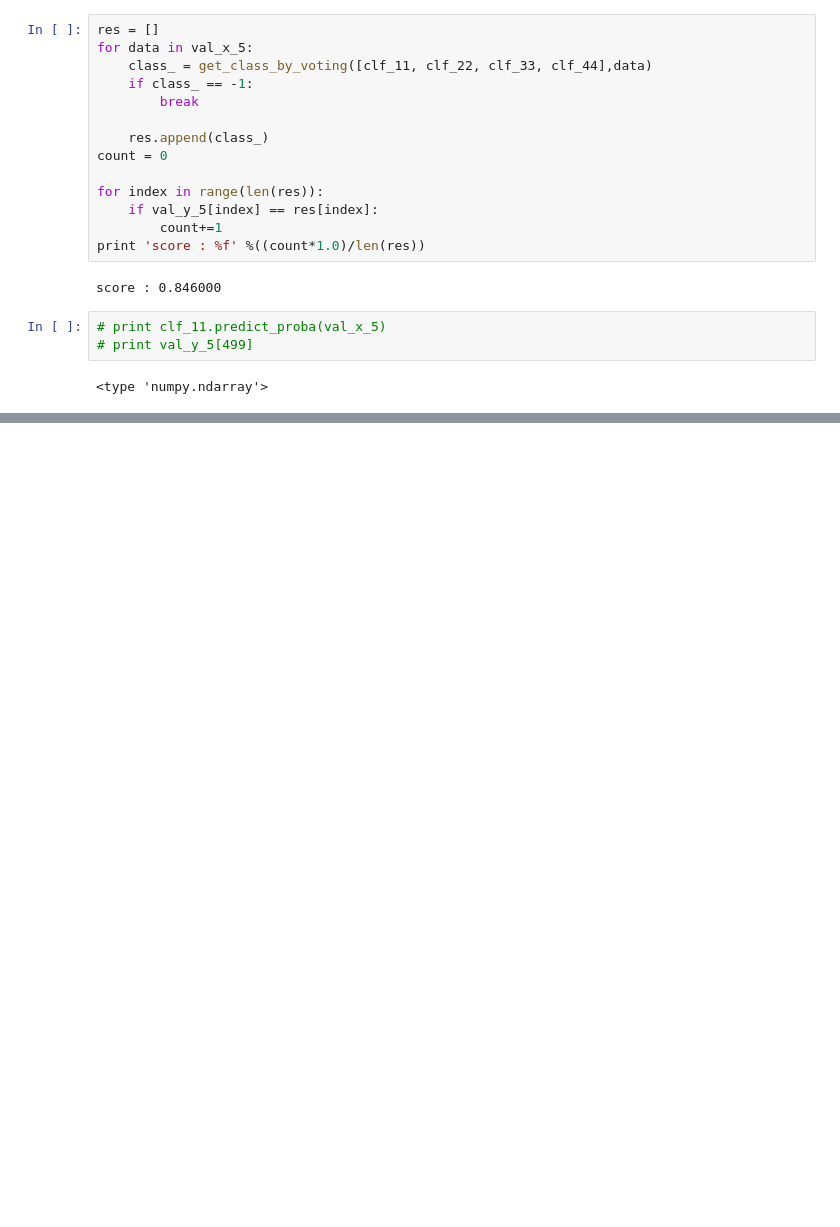
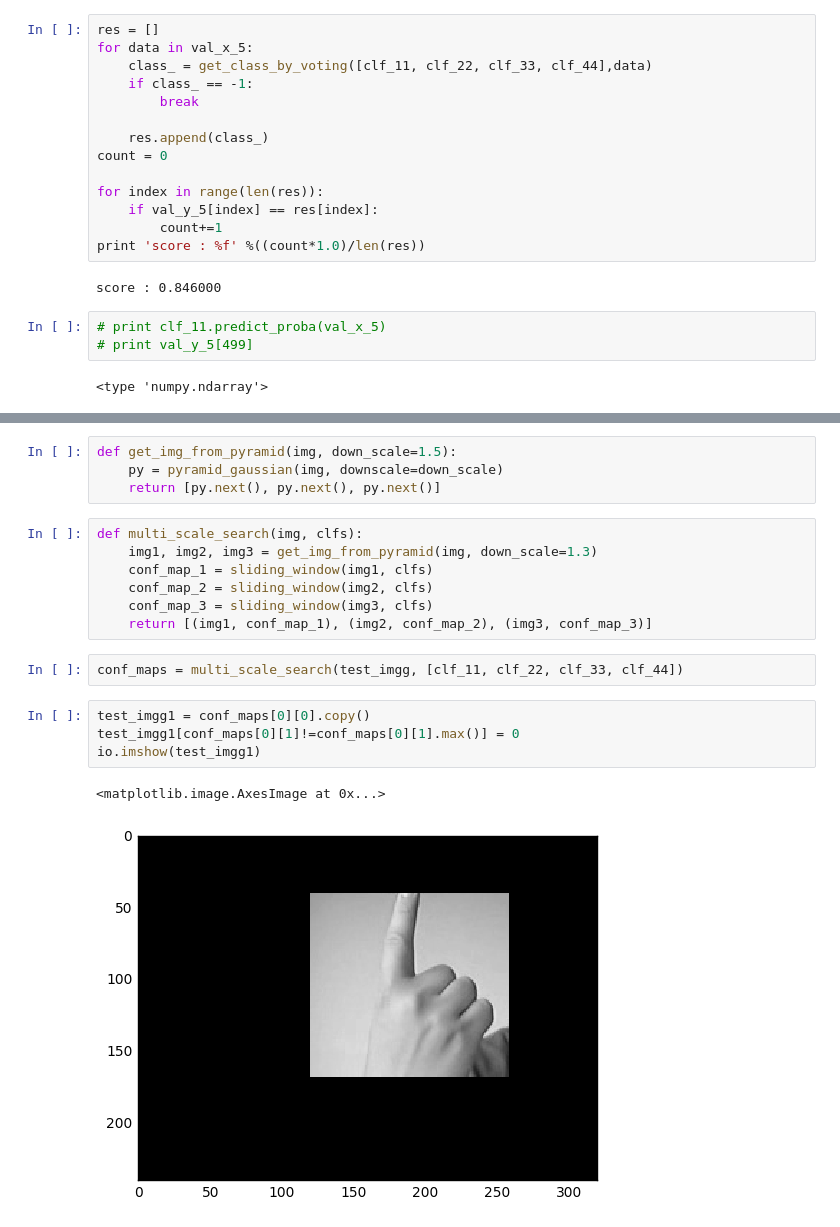
Before and after one commit to abhiravg/sign-language-detector, a Jupyter notebook: hand-non-hand-clf.ipynb, the cells around one changed output, grey strips where cells are left out. Saved outputs shown, nothing was run; the diff lists cells and outputs as text; blank space fills up the shorter version.

```diff
--- a/hand-non-hand-clf.ipynb
+++ b/hand-non-hand-clf.ipynb
@@ -362,0 +364,20 @@ io.imshow(test_imgg1)
+# %%
+def get_img_from_pyramid(img, down_scale=1.5):
+    py = pyramid_gaussian(img, downscale=down_scale)
+    return [py.next(), py.next(), py.next()]
+# %%
+def multi_scale_search(img, clfs):
+    img1, img2, img3 = get_img_from_pyramid(img, down_scale=1.3)
+    conf_map_1 = sliding_window(img1, clfs)
+    conf_map_2 = sliding_window(img2, clfs)
+    conf_map_3 = sliding_window(img3, clfs)
+    return [(img1, conf_map_1), (img2, conf_map_2), (img3, conf_map_3)]
+# %%
+conf_maps = multi_scale_search(test_imgg, [clf_11, clf_22, clf_33, clf_44])
+# %%
+test_imgg1 = conf_maps[0][0].copy()
+test_imgg1[conf_maps[0][1]!=conf_maps[0][1].max()] = 0
+io.imshow(test_imgg1)
+# %% [output]
+<matplotlib.image.AxesImage at 0x...>
+[figure, added]
```
Also changed, not shown: parts of 6 cells of this notebook.
